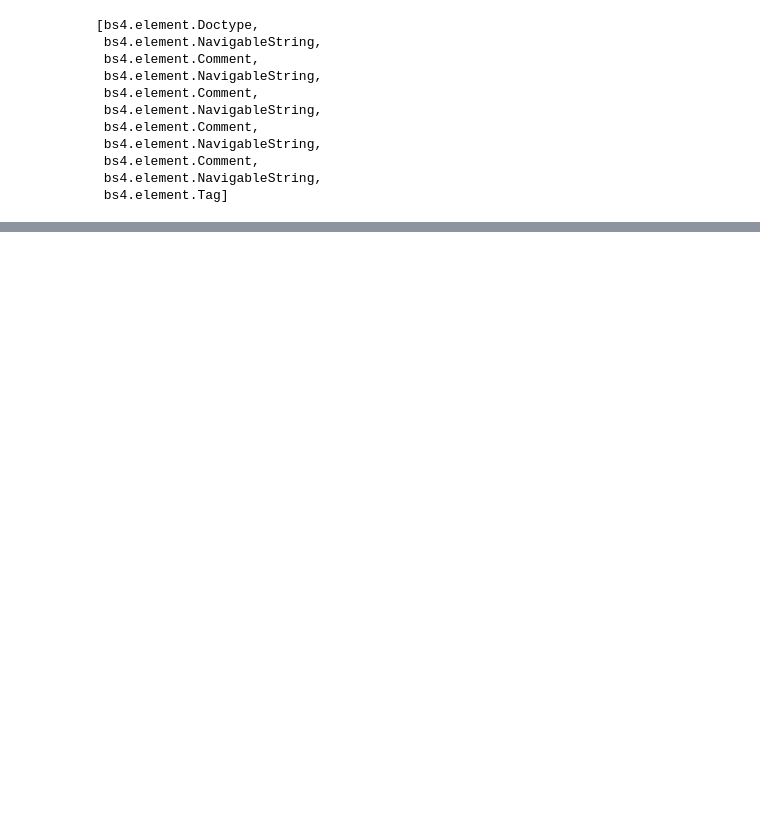
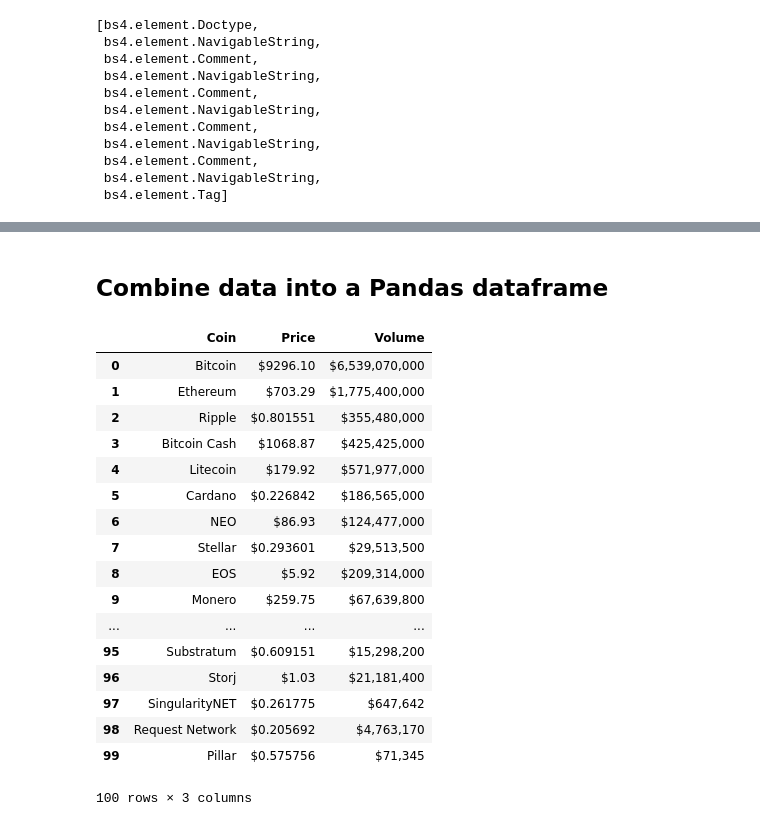
Before and after one commit to franko003/K2_Data_Science, a Jupyter notebook: Exploring_Data/scraping-notebooks/CoinMarketCap_Web_Scraping.ipynb, the cells around one changed output, grey strips where cells are left out. Saved outputs shown, nothing was run; the diff lists cells and outputs as text; code cells hidden in the pictures; blank space fills up the shorter version.

```diff
--- a/Exploring_Data/scraping-notebooks/CoinMarketCap_Web_Scraping.ipynb
+++ b/Exploring_Data/scraping-notebooks/CoinMarketCap_Web_Scraping.ipynb
@@ -94,3 +94,5 @@ list(html.children)
              })();
          </script>
  </body>, '\n']
+# %%
+tbody = soup.find('tbody')
@@ -96,0 +135,5 @@ list(html.children)
+# %%
+# Extract all name, price, volume data from the page for all cryptocurrencies
+currency_name_tags = tbody.select(".currency-name-container")
+currency_names = [curr_name.get_text() for curr_name in currency_name_tags]
+currency_names
@@ -96,0 +158,4 @@ list(html.children)
+# %%
+currency_price_tags = tbody.select(".price")
+currency_prices = [curr_price.get_text() for curr_price in currency_price_tags]
+currency_prices
@@ -96,0 +180,4 @@ list(html.children)
+# %%
+currency_volume_tags = tbody.select(".volume")
+currency_volumes = [curr_volume.get_text() for curr_volume in currency_volume_tags]
+currency_volumes
@@ -96,0 +202,27 @@ list(html.children)
+# %% [markdown]
+## Combine data into a Pandas dataframe
+# %%
+import pandas as pd
+cryptocurrencies = pd.DataFrame({'Coin': currency_names,
+                                 'Price': currency_prices,
+                                 'Volume': currency_volumes})
+cryptocurrencies
+# %% [output]
+|  | Coin | Price | Volume |
+| 0 | Bitcoin | $9296.10 | $6,539,070,000 |
+| 1 | Ethereum | $703.29 | $1,775,400,000 |
+| 2 | Ripple | $0.801551 | $355,480,000 |
+| 3 | Bitcoin Cash | $1068.87 | $425,425,000 |
+| 4 | Litecoin | $179.92 | $571,977,000 |
+| 5 | Cardano | $0.226842 | $186,565,000 |
+| 6 | NEO | $86.93 | $124,477,000 |
+| 7 | Stellar | $0.293601 | $29,513,500 |
+| 8 | EOS | $5.92 | $209,314,000 |
+| 9 | Monero | $259.75 | $67,639,800 |
+| ... | ... | ... | ... |
+| 95 | Substratum | $0.609151 | $15,298,200 |
+| 96 | Storj | $1.03 | $21,181,400 |
+| 97 | SingularityNET | $0.261775 | $647,642 |
+| 98 | Request Network | $0.205692 | $4,763,170 |
+| 99 | Pillar | $0.575756 | $71,345 |
+100 rows × 3 columns
```
Also changed, not shown: parts of 9 cells of this notebook.
